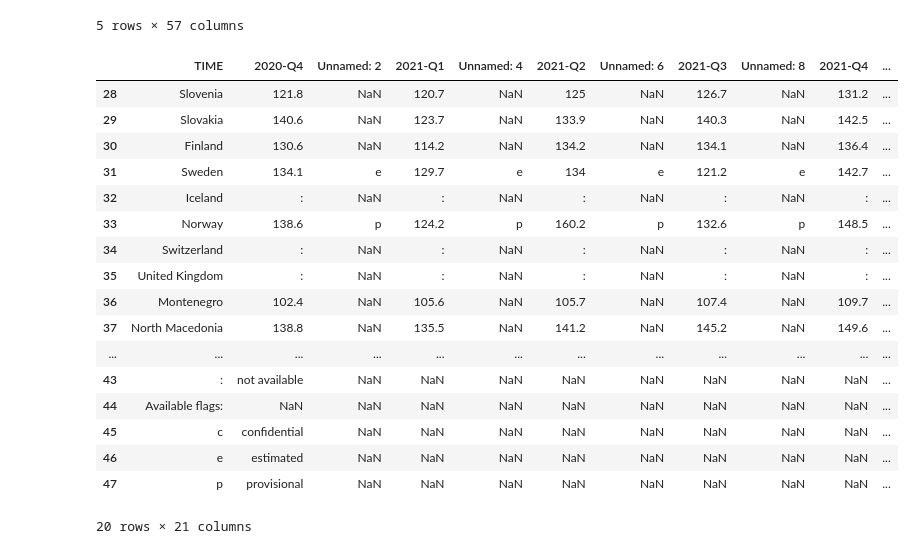
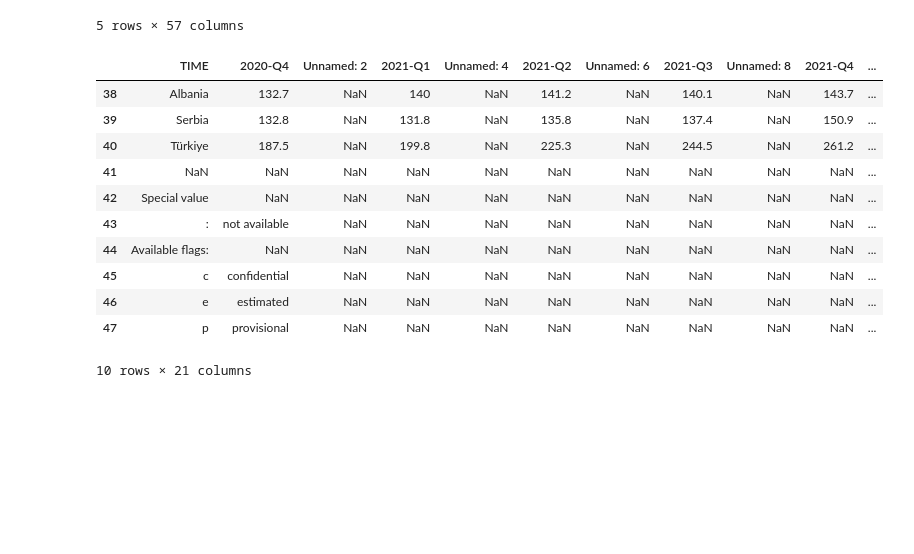
Before and after one commit to 2021029/Project_2, a Jupyter notebook: CA_2.ipynb, the cells around one changed output. Saved outputs shown, nothing was run; the diff lists cells and outputs as text; code cells hidden in the pictures; blank space fills up the shorter version.

```diff
--- a/CA_2.ipynb
+++ b/CA_2.ipynb
@@ -40,26 +39,20 @@ residencial.head()
 | 4 | Estonia | 2.6 | NaN | 2.9 | NaN | 3.1 | NaN | 2.6 | NaN | 2.5 | ... |
 5 rows × 57 columns
 # %%
-wage.tail(20)
+wage.tail(10)
 # %% [output]
 |  | TIME | 2020-Q4 | Unnamed: 2 | 2021-Q1 | Unnamed: 4 | 2021-Q2 | Unnamed: 6 | 2021-Q3 | Unnamed: 8 | 2021-Q4 | ... |
-| 28 | Slovenia | 121.8 | NaN | 120.7 | NaN | 125 | NaN | 126.7 | NaN | 131.2 | ... |
-| 29 | Slovakia | 140.6 | NaN | 123.7 | NaN | 133.9 | NaN | 140.3 | NaN | 142.5 | ... |
-| 30 | Finland | 130.6 | NaN | 114.2 | NaN | 134.2 | NaN | 134.1 | NaN | 136.4 | ... |
-| 31 | Sweden | 134.1 | e | 129.7 | e | 134 | e | 121.2 | e | 142.7 | ... |
-| 32 | Iceland | : | NaN | : | NaN | : | NaN | : | NaN | : | ... |
-| 33 | Norway | 138.6 | p | 124.2 | p | 160.2 | p | 132.6 | p | 148.5 | ... |
-| 34 | Switzerland | : | NaN | : | NaN | : | NaN | : | NaN | : | ... |
-| 35 | United Kingdom | : | NaN | : | NaN | : | NaN | : | NaN | : | ... |
-| 36 | Montenegro | 102.4 | NaN | 105.6 | NaN | 105.7 | NaN | 107.4 | NaN | 109.7 | ... |
-| 37 | North Macedonia | 138.8 | NaN | 135.5 | NaN | 141.2 | NaN | 145.2 | NaN | 149.6 | ... |
-| ... | ... | ... | ... | ... | ... | ... | ... | ... | ... | ... | ... |
+| 38 | Albania | 132.7 | NaN | 140 | NaN | 141.2 | NaN | 140.1 | NaN | 143.7 | ... |
+| 39 | Serbia | 132.8 | NaN | 131.8 | NaN | 135.8 | NaN | 137.4 | NaN | 150.9 | ... |
+| 40 | Türkiye | 187.5 | NaN | 199.8 | NaN | 225.3 | NaN | 244.5 | NaN | 261.2 | ... |
+| 41 | NaN | NaN | NaN | NaN | NaN | NaN | NaN | NaN | NaN | NaN | ... |
+| 42 | Special value | NaN | NaN | NaN | NaN | NaN | NaN | NaN | NaN | NaN | ... |
 | 43 | : | not available | NaN | NaN | NaN | NaN | NaN | NaN | NaN | NaN | ... |
 | 44 | Available flags: | NaN | NaN | NaN | NaN | NaN | NaN | NaN | NaN | NaN | ... |
 | 45 | c | confidential | NaN | NaN | NaN | NaN | NaN | NaN | NaN | NaN | ... |
 | 46 | e | estimated | NaN | NaN | NaN | NaN | NaN | NaN | NaN | NaN | ... |
 | 47 | p | provisional | NaN | NaN | NaN | NaN | NaN | NaN | NaN | NaN | ... |
-20 rows × 21 columns
+10 rows × 21 columns
 # %%
 wage.info()
 # %% [output]
```
Also changed, not shown: parts of 42 cells of this notebook.
